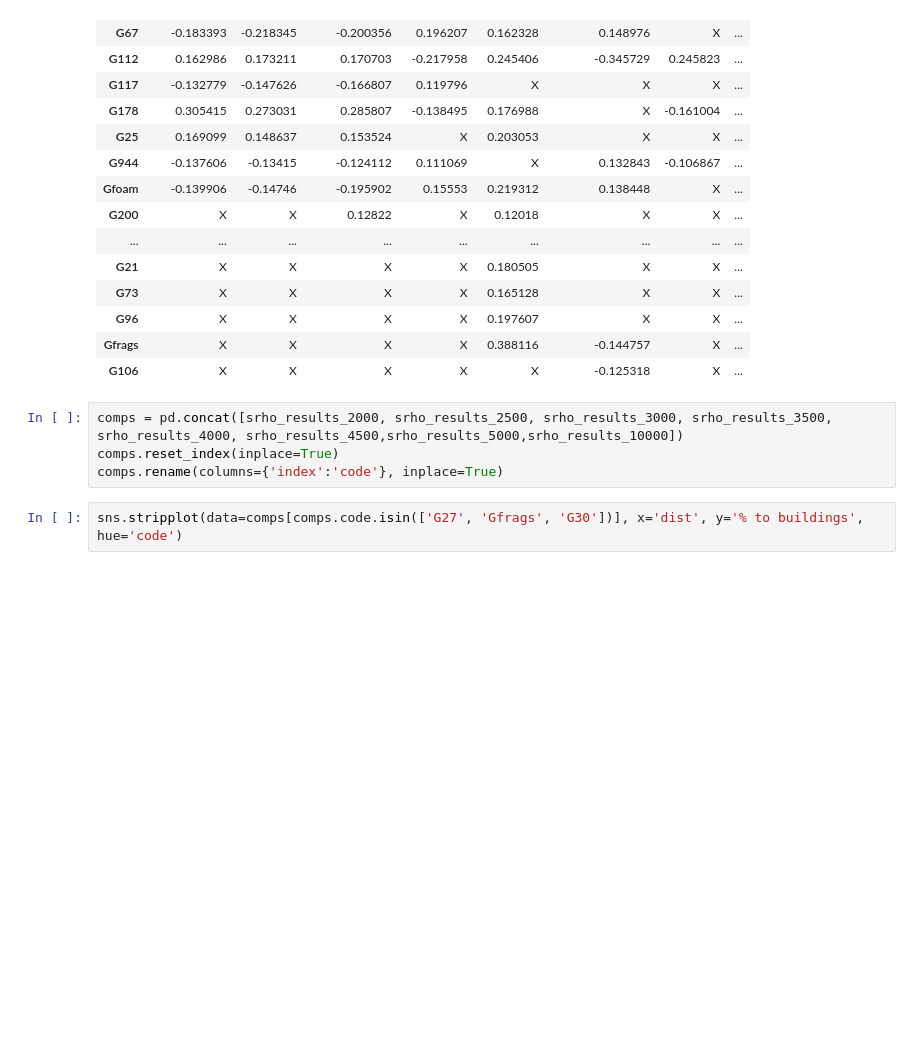
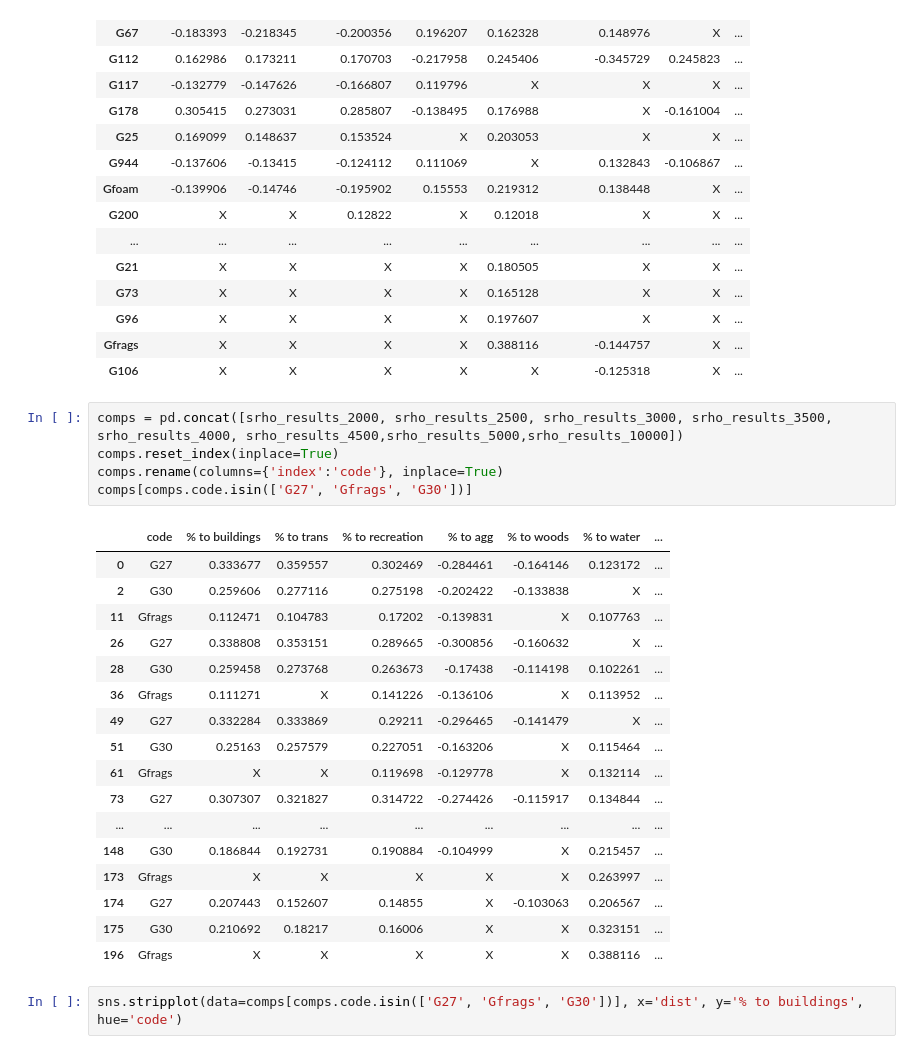
Before and after one commit to hammerdirt-analyst/landuse, a Jupyter notebook: land_use_buffers.ipynb, the cells around one changed output. Cells and saved outputs as stored; diff of their text form; blank space fills up the shorter version.

```diff
--- a/land_use_buffers.ipynb
+++ b/land_use_buffers.ipynb
@@ -702,7 +702,26 @@ srho_results_10000
 # %%
 comps = pd.concat([srho_results_2000, srho_results_2500, srho_results_3000, srho_results_3500, srho_results_4000, srho_results_4500,srho_results_5000,srho_results_10000])
 comps.reset_index(inplace=True)
 comps.rename(columns={'index':'code'}, inplace=True)
+comps[comps.code.isin(['G27', 'Gfrags', 'G30'])]
+# %% [output]
+|  | code | % to buildings | % to trans | % to recreation | % to agg | % to woods | % to water | ... |
+| 0 | G27 | 0.333677 | 0.359557 | 0.302469 | -0.284461 | -0.164146 | 0.123172 | ... |
+| 2 | G30 | 0.259606 | 0.277116 | 0.275198 | -0.202422 | -0.133838 | X | ... |
+| 11 | Gfrags | 0.112471 | 0.104783 | 0.17202 | -0.139831 | X | 0.107763 | ... |
+| 26 | G27 | 0.338808 | 0.353151 | 0.289665 | -0.300856 | -0.160632 | X | ... |
+| 28 | G30 | 0.259458 | 0.273768 | 0.263673 | -0.17438 | -0.114198 | 0.102261 | ... |
+| 36 | Gfrags | 0.111271 | X | 0.141226 | -0.136106 | X | 0.113952 | ... |
+| 49 | G27 | 0.332284 | 0.333869 | 0.29211 | -0.296465 | -0.141479 | X | ... |
+| 51 | G30 | 0.25163 | 0.257579 | 0.227051 | -0.163206 | X | 0.115464 | ... |
+| 61 | Gfrags | X | X | 0.119698 | -0.129778 | X | 0.132114 | ... |
+| 73 | G27 | 0.307307 | 0.321827 | 0.314722 | -0.274426 | -0.115917 | 0.134844 | ... |
+| ... | ... | ... | ... | ... | ... | ... | ... | ... |
+| 148 | G30 | 0.186844 | 0.192731 | 0.190884 | -0.104999 | X | 0.215457 | ... |
+| 173 | Gfrags | X | X | X | X | X | 0.263997 | ... |
+| 174 | G27 | 0.207443 | 0.152607 | 0.14855 | X | -0.103063 | 0.206567 | ... |
+| 175 | G30 | 0.210692 | 0.18217 | 0.16006 | X | X | 0.323151 | ... |
+| 196 | Gfrags | X | X | X | X | X | 0.388116 | ... |
 # %%
 sns.stripplot(data=comps[comps.code.isin(['G27', 'Gfrags', 'G30'])], x='dist', y='% to buildings', hue='code')
 # %% [output]
```
